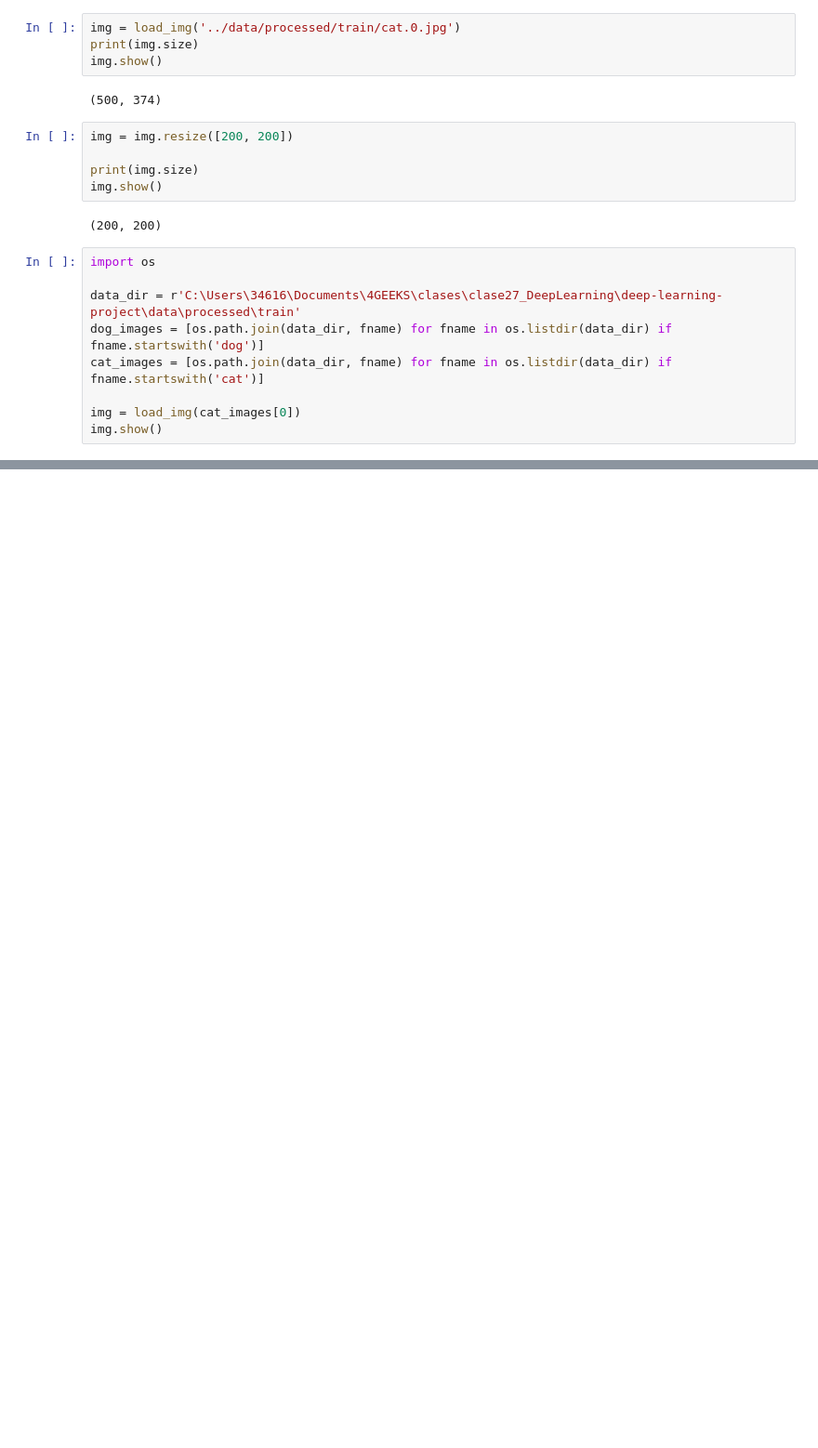
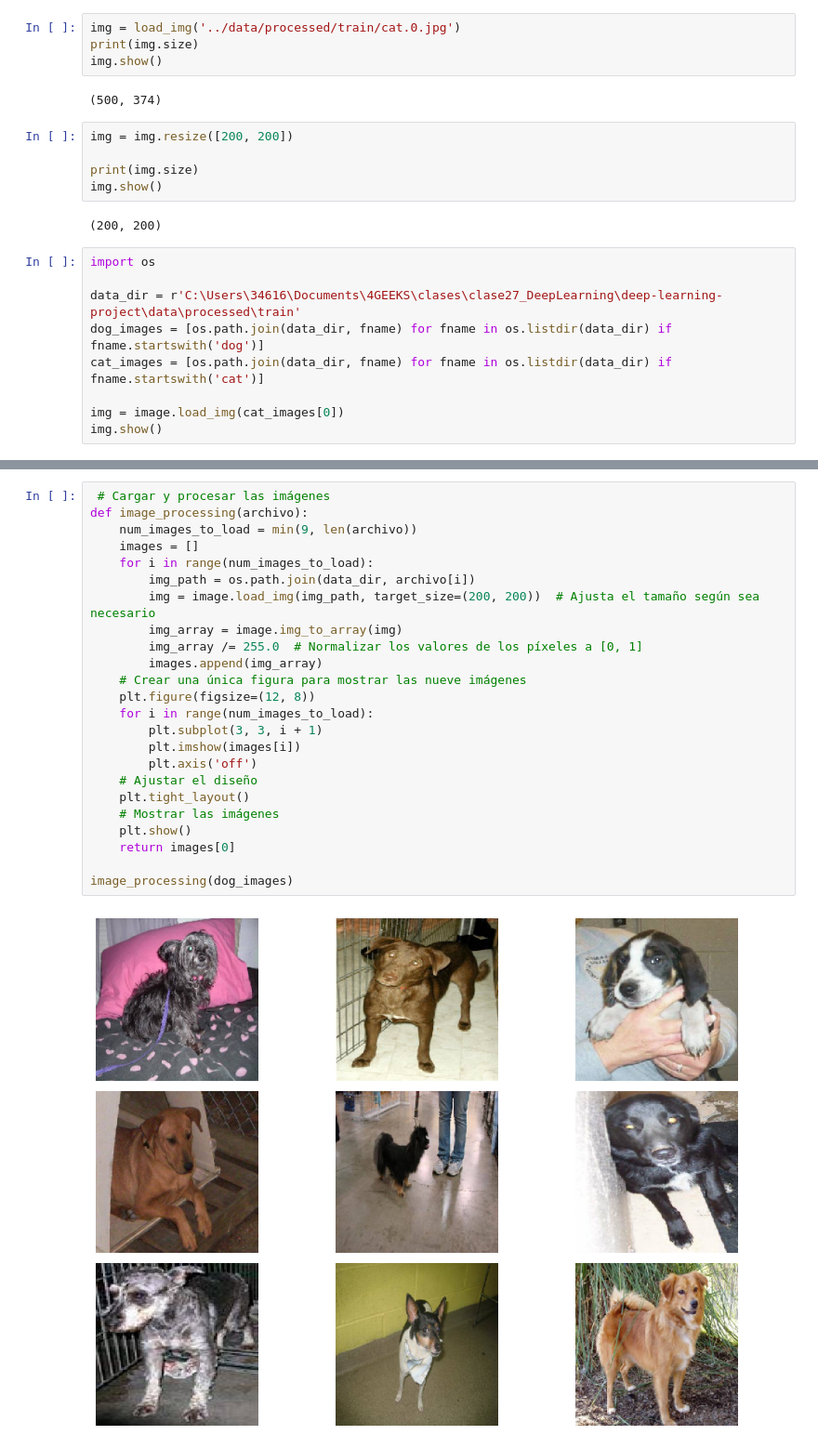
Before and after one commit to leandro-reguero/deep-learning-project, a Jupyter notebook: src/explore.ipynb, the cells around one changed output, grey strips where cells are left out. Shown at 93% size. Drawn from its saved outputs; the diff is of its cells as text; blank space fills up the shorter version.

```diff
--- a/src/explore.ipynb
+++ b/src/explore.ipynb
@@ -39,5 +40,5 @@ data_dir = r'C:\Users\34616\Documents\4GEEKS\clases\clase27_DeepLearning\deep-le
 dog_images = [os.path.join(data_dir, fname) for fname in os.listdir(data_dir) if fname.startswith('dog')]
 cat_images = [os.path.join(data_dir, fname) for fname in os.listdir(data_dir) if fname.startswith('cat')]
 
-img = load_img(cat_images[0])
+img = image.load_img(cat_images[0])
 img.show()
@@ -51,0 +45,26 @@ AttributeError: 'list' object has no attribute 'reshape'
+# %%
+ # Cargar y procesar las imágenes
+def image_processing(archivo):
+    num_images_to_load = min(9, len(archivo))
+    images = []
+    for i in range(num_images_to_load):
+        img_path = os.path.join(data_dir, archivo[i])
+        img = image.load_img(img_path, target_size=(200, 200))  # Ajusta el tamaño según sea necesario
+        img_array = image.img_to_array(img)
+        img_array /= 255.0  # Normalizar los valores de los píxeles a [0, 1]
+        images.append(img_array)
+    # Crear una única figura para mostrar las nueve imágenes
+    plt.figure(figsize=(12, 8))
+    for i in range(num_images_to_load):
+        plt.subplot(3, 3, i + 1)
+        plt.imshow(images[i])
+        plt.axis('off')
+    # Ajustar el diseño
+    plt.tight_layout()
+    # Mostrar las imágenes
+    plt.show()
+    return images[0]
+
+image_processing(dog_images)
+# %% [output]
+[figure, added]
```
Also changed, not shown: parts of 5 cells of this notebook.
